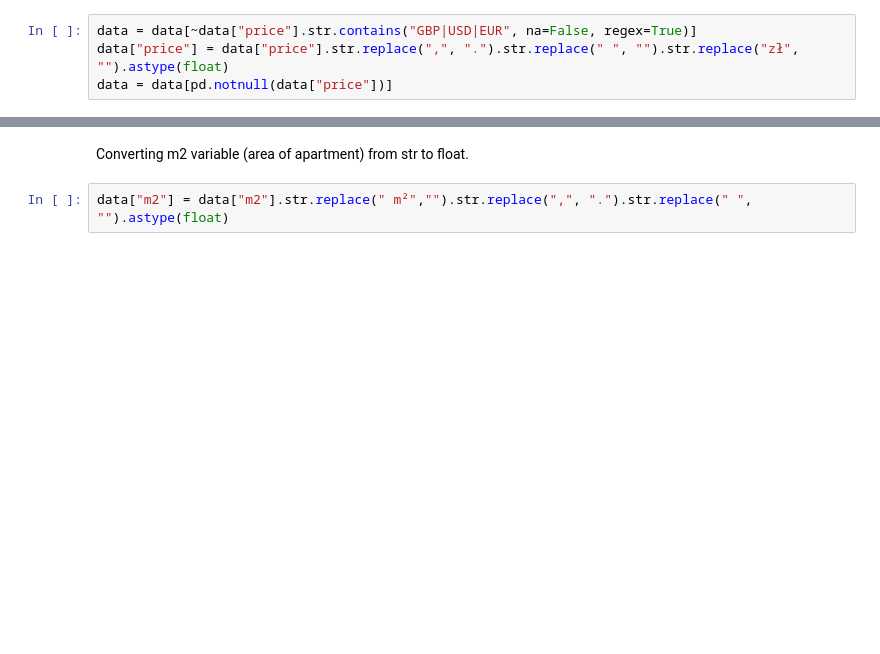
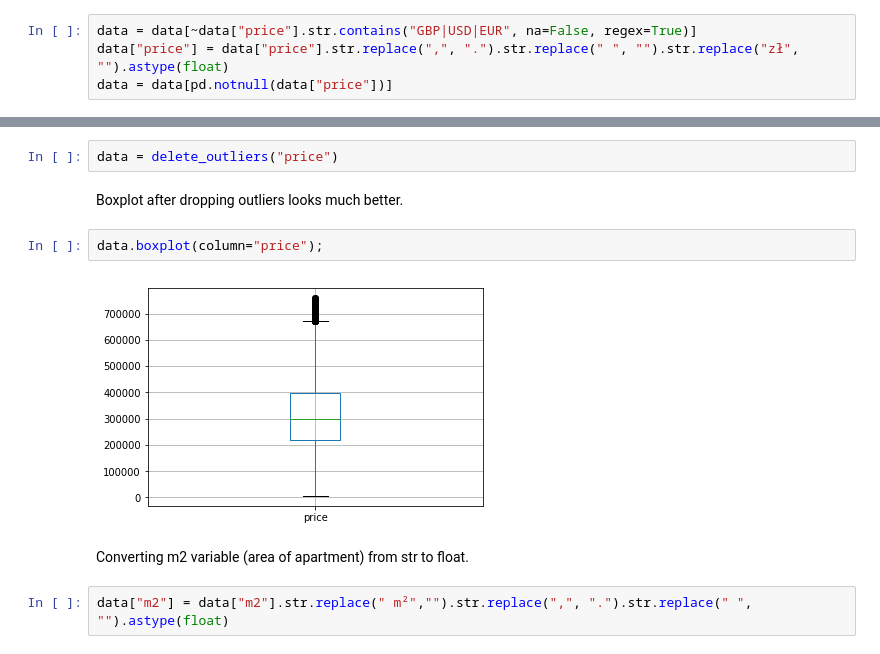
Before and after one commit to klosmichal/otodom, a Jupyter notebook: Otodom.ipynb, the cells around one changed output, grey strips where cells are left out. Cells and saved outputs as stored; diff of their text form; blank space fills up the shorter version.

```diff
--- a/Otodom.ipynb
+++ b/Otodom.ipynb
@@ -138,3 +90,11 @@ data = pd.concat([data, address_df], axis=1)
+# %%
+data = delete_outliers("price")
+# %% [markdown]
+Boxplot after dropping outliers looks much better.
+# %%
+data.boxplot(column="price");
+# %% [output]
+[figure, added]
 # %% [markdown]
 Converting m2 variable (area of apartment) from str to float.
 # %%
```
Also changed, not shown: parts of 90 cells of this notebook, 1 other file.
